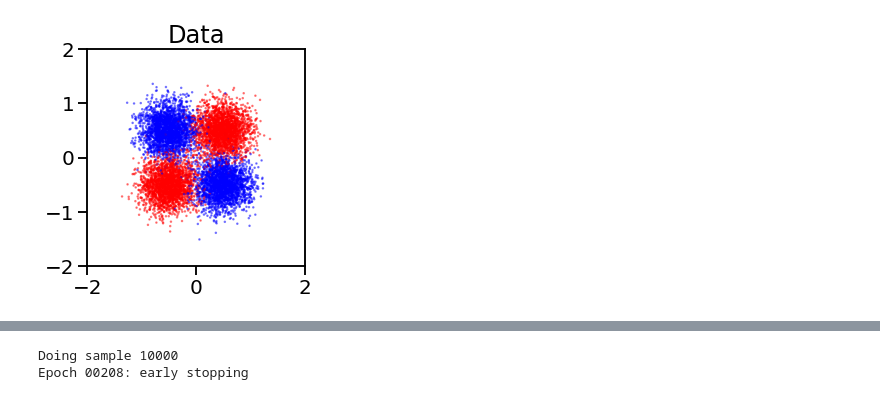
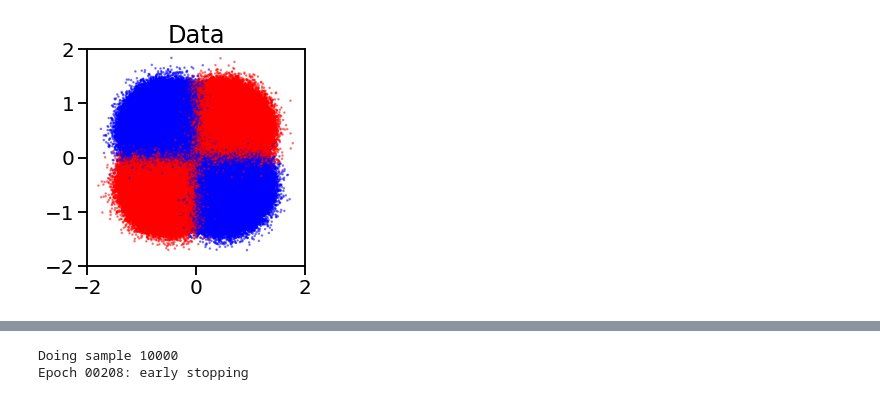
Before and after one commit to Laknath1996/kdg, a Jupyter notebook: dev/gxor_hellinger_distance.ipynb, the cells around one changed output, grey strips where cells are left out. Drawn from its saved outputs; the diff is of its cells as text; code cells hidden in the pictures.

```diff
--- a/dev/gxor_hellinger_distance.ipynb
+++ b/dev/gxor_hellinger_distance.ipynb
@@ -1113,0 +1168,15 @@ true_posterior = np.array([pdf(x) for x in np.c_[xx.ravel(), yy.ravel()]])
+# %%
+df = pd.read_csv('gxor.csv')
+grid_samples0 = df['X1']
+grid_samples1 = df['X2']
+posterior = df['posterior']
+data = pd.DataFrame(data={'x':grid_samples0, 'y':grid_samples1, 'z':posterior})
+data = data.pivot(index='x', columns='y', values='z')
+sns.set_context("talk")
+fig, ax = plt.subplots(1,1, figsize=(8,8))
+cmap= sns.diverging_palette(240, 10, n=9)
+ax1 = sns.heatmap(data, ax=ax, vmin=0, vmax=1,cmap=cmap)
+ax1.set_xticklabels(['-1','' , '', '', '', '', '','','','','0','','','','','','','','','1'])
+ax1.set_yticklabels(['-1','' , '', '', '', '', '','','','','','','0','','','','','','','','','','','','','1'])
+#ax1.set_yticklabels(['-1','' , '', '', '', '', '','','','' , '', '', '', '', '', '','','','','', '0','','' , '', '', '', '', '','','','','','','','','','','','','1'])
+#ax.set_title('Estimated PDF of xor-nxor simulation data',fontsize=24)
@@ -1114,15 +1197,15 @@ true_posterior = np.array([pdf(x) for x in np.c_[xx.ravel(), yy.ravel()]])
 # %%
-X, y = generate_gaussian_parity(10000)
+X, y = generate_gaussian_parity(10000000)
 import matplotlib
 cmap = matplotlib.cm.get_cmap('bwr')
 # colors = sns.color_palette("bwr", n_colors=2)
 fig, ax = plt.subplots()
 clr = [cmap(255*i) for i in y]
 ax.scatter(X[:, 0], X[:, 1], c=clr, s=1, alpha=0.5)
 ax.set_xlim(-2, 2)
 ax.set_ylim(-2, 2)
 ax.set_title("Data", fontsize=24)
 ax.set_aspect("equal")
 ax.tick_params(axis='both', labelsize=20)
 # %% [output]
-[figure, old version]
+[figure, new version]
```
Also changed, not shown: parts of 19 cells of this notebook, 3 other files.
